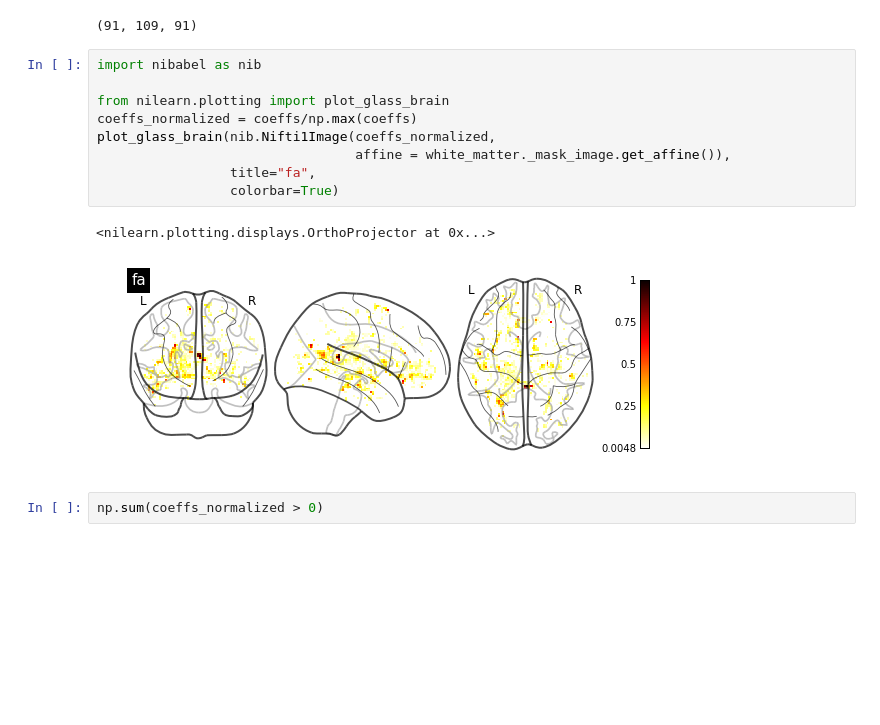
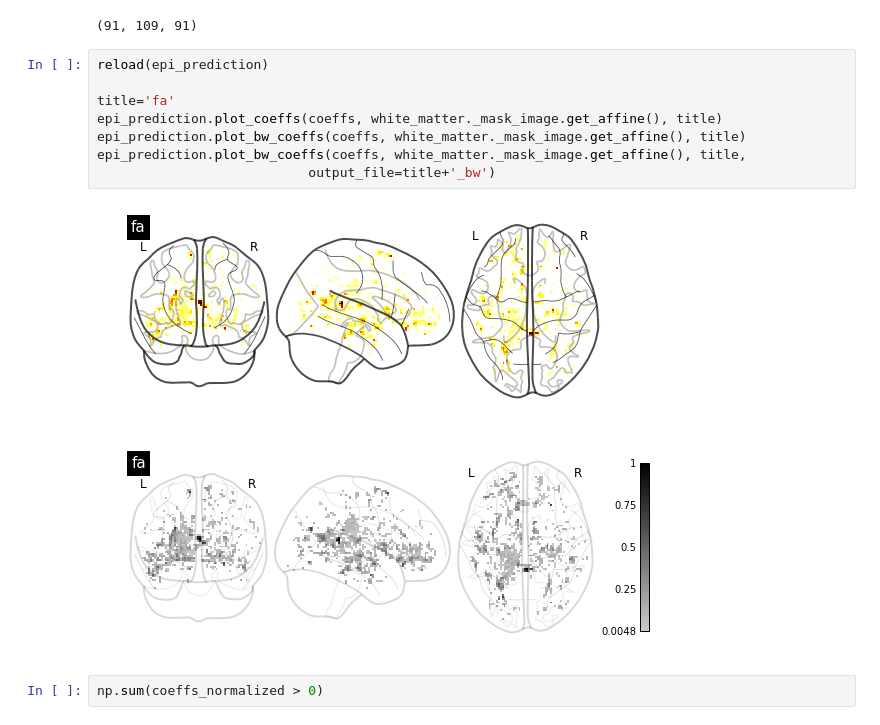
Before and after one commit to bonilhamusclab-projects/epi_prediction, a Jupyter notebook: demo_fa.ipynb, the cells around one changed output. Cells and saved outputs as stored; diff of their text form; blank space fills up the shorter version.

Commit message:
calculate coefficient view in a fxn

```diff
--- a/demo_fa.ipynb
+++ b/demo_fa.ipynb
@@ -112,18 +103,17 @@ for train, test in cv:
 coeffs.shape
 # %% [output]
 (91, 109, 91)
-# %%
-import nibabel as nib
-
-from nilearn.plotting import plot_glass_brain
-coeffs_normalized = coeffs/np.max(coeffs)
-plot_glass_brain(nib.Nifti1Image(coeffs_normalized,
-                                 affine = white_matter._mask_image.get_affine()),
-                 title="fa",
-                 colorbar=True)
-# %% [output]
-<nilearn.plotting.displays.OrthoProjector at 0x...>
-[figure, removed]
+# %%
+reload(epi_prediction)
+
+title='fa'
+epi_prediction.plot_coeffs(coeffs, white_matter._mask_image.get_affine(), title)
+epi_prediction.plot_bw_coeffs(coeffs, white_matter._mask_image.get_affine(), title)
+epi_prediction.plot_bw_coeffs(coeffs, white_matter._mask_image.get_affine(), title,
+                           output_file=title+'_bw')
+# %% [output]
+[figure, added]
+[figure, added]
 # %%
 np.sum(coeffs_normalized > 0)
 # %% [output]
```
Also changed, not shown: parts of 4 cells of this notebook, 4 other files.
